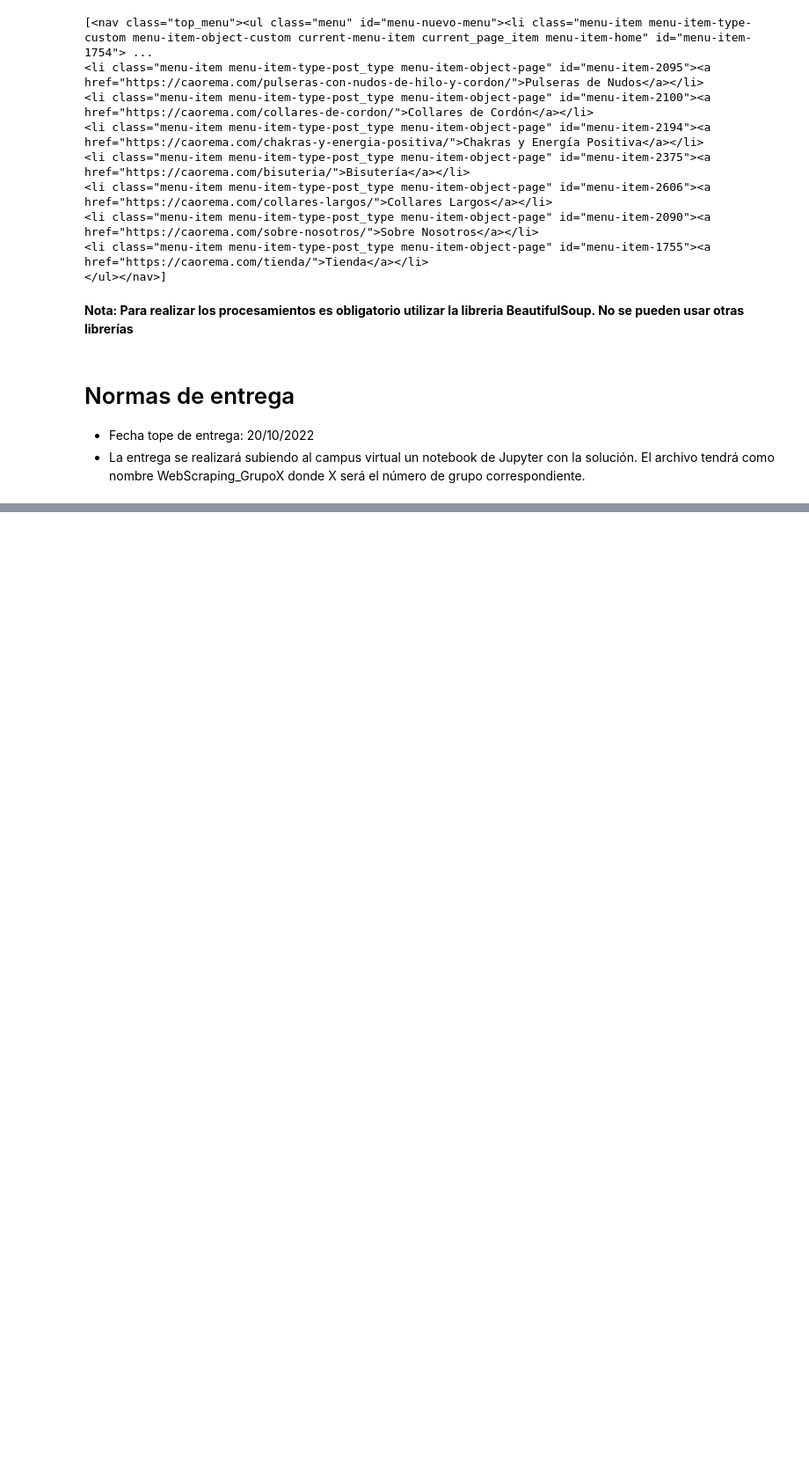
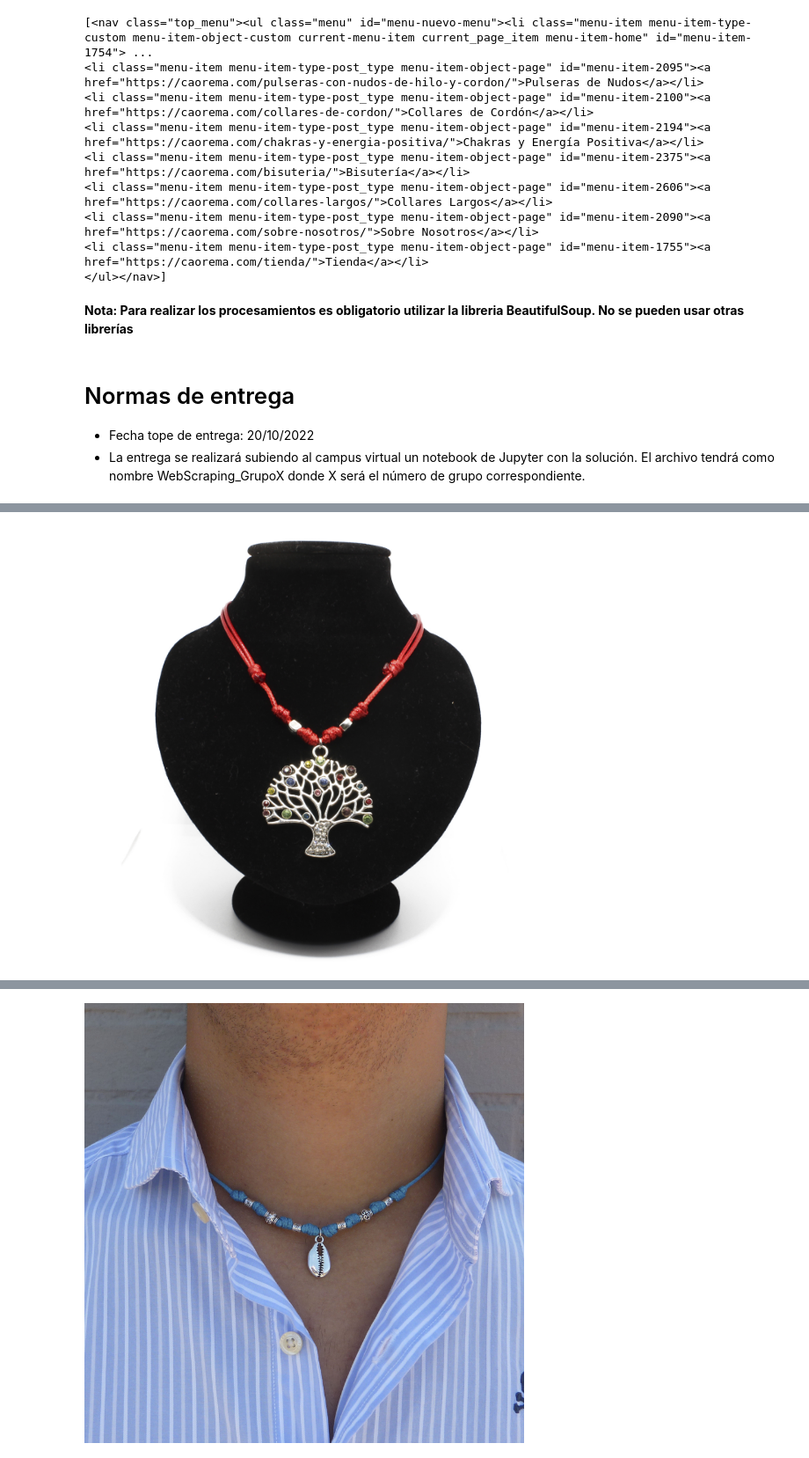
Before and after one commit to gulis1/GIW, a Jupyter notebook: Practica5/Práctica5 (1).ipynb, the cells around one changed output, grey strips where cells are left out. Shown at 88% size. Drawn from its saved outputs; the diff is of its cells as text; code cells hidden in the pictures; blank space fills up the shorter version.

Commit message:
Terminado mostrar productos
Funciona pero no se si se hace así xD

```diff
--- a/Practica5/Práctica5 (1).ipynb
+++ b/Practica5/Práctica5 (1).ipynb
@@ -82,6 +80,8 @@ __Nota: Para realizar los procesamientos es obligatorio utilizar la libreria Bea
 # %%
 import requests
 from bs4 import BeautifulSoup
+import re
+from IPython.display import Image, display
 
 def get_categorias():
 
@@ -121,23 +121,77 @@ def get_productos(categoria):
             productos.append((link, nombre))
     return productos
 
-# TODO
 def mostrar_producto(producto):
     url = producto
     html = requests.get(url).content.decode("utf-8")
     soup = BeautifulSoup(html, 'html.parser')
-    etiquetas = soup.findAll("div")
-    # print(etiquetas)
-    # for etiqueta in etiquetas:
 
+    # Sección de información del producto
+    info = soup.find("div", class_ = "summary entry-summary")
+    nombre = info.find("h1").contents[0]
+    valor_moneda = info.find("div", class_ = "woo-price-area mb10").find("p").find("span").find("bdi").contents
+    precio = str(valor_moneda[0] + valor_moneda[1].contents[0])
+    puntuacion = info.find("div", class_ = re.compile("score.")).contents[0]
+    colores = list()
+    # No todos los productos tienen el apartado de colores
+    try:
+        tabla_colores = info.find("div", class_ = "woo-button-area mb30").find("form").find("table").findAll("option")
+        tabla_colores.pop(0)    # Eliminamos el primer elemento que contiene: "Elige una opción" para quedarnos solo con los colores
+        for color in tabla_colores:
+            colores.append(color.contents[0])
+    except:
+        pass
+    etiqueta = info.find("span", class_ = re.compile("re-line-badge.")).find("span").contents[0]
 
-categorias = get_categorias()
-mostrar_menu(categorias)
-cat = int(input("Elija una categoría: ")) - 1
-productos = get_productos(categorias[cat][0])
-mostrar_menu(productos)
-prod = int(input("Elija un producto: ")) - 1
-mostrar_producto(productos[prod][0])
+    # Sección de imagen
+    url_foto = soup.find("div", class_ ="woo-image-part position-relative").find("figure").find("a").get("href")
+    foto = Image(url_foto, width=500)
+
+    # Sección de características del producto
+    caracteristicas = list()
+    caracts = soup.find("div", class_="mt25").find("div", class_ = "woocommerce-Tabs-panel woocommerce-Tabs-panel--description panel entry-content wc-tab").find("ul").findAll("li")
+    for c in caracts:
+        # Algunas características están dentro de una subetiqueta span
+        if c.find("span"):
+            caracteristicas.append(c.contents[0].contents[0])
+
+        else:
+            caracteristicas.append(c.contents[0])
+
+    # Sección de productos relacionados
+    seccion_relacionados = soup.find("div", class_ = "related-woo-area pl5 pr5 clearbox flowhidden")
+    productos_relacionados = list()
+    prods = seccion_relacionados.find("div", class_ = "woocommerce").find("div", class_ = "rh-flex-eq-height products col_wrap_six grid_woo").findAll("h3")
+    for prod in prods:
+        productos_relacionados.append(prod.find("a").contents[0])
+    display(foto)
+    sep = "\n\t\t- "
+    print(f"""
+        Nombre: {nombre}
+        Precio: {precio}
+        Puntuación: {puntuacion}/10
+        Colores: {', '.join([str(x) for x in [*colores]]) or "Único"}
+        Etiqueta: {etiqueta}
+        Características: \n\t\t- {sep.join([str(x) for x in [*caracteristicas]])}
+        Productos relacionados: \n\t\t- {sep.join([str(x) for x in [*productos_relacionados]])}
+        """)
+
+buscar_cat = True
+while buscar_cat:
+    categorias = get_categorias()
+    mostrar_menu(categorias)
+    cat = int(input("Elija una categoría: ")) - 1
+    buscar_prod = True
+    while buscar_prod:
+        print(f"\nProductos de la categoría \"{categorias[cat][1]}\":\n")
+        productos = get_productos(categorias[cat][0])
+        mostrar_menu(productos)
+        prod = int(input("Elija un producto: ")) - 1
+        print("\nInformación del producto seleccionado:\n")
+        mostrar_producto(productos[prod][0])
+
+        buscar_prod = input("¿Desea seguir consultando productos de esta categoría? (s/n): ") == "s"
+    buscar_cat = input("¿Desea consultar otras categorías? (s/n): ") == "s"
 # %% [output]
 1 - Pulseras con nudos de hilo y cordon
 2 - Collares de cordon
@@ -155,0 +215 @@ mostrar_producto(productos[prod][0])
+[figure, added]
@@ -155,0 +233 @@ mostrar_producto(productos[prod][0])
+[figure, added]
```
Also changed, not shown: parts of 2 cells of this notebook.
